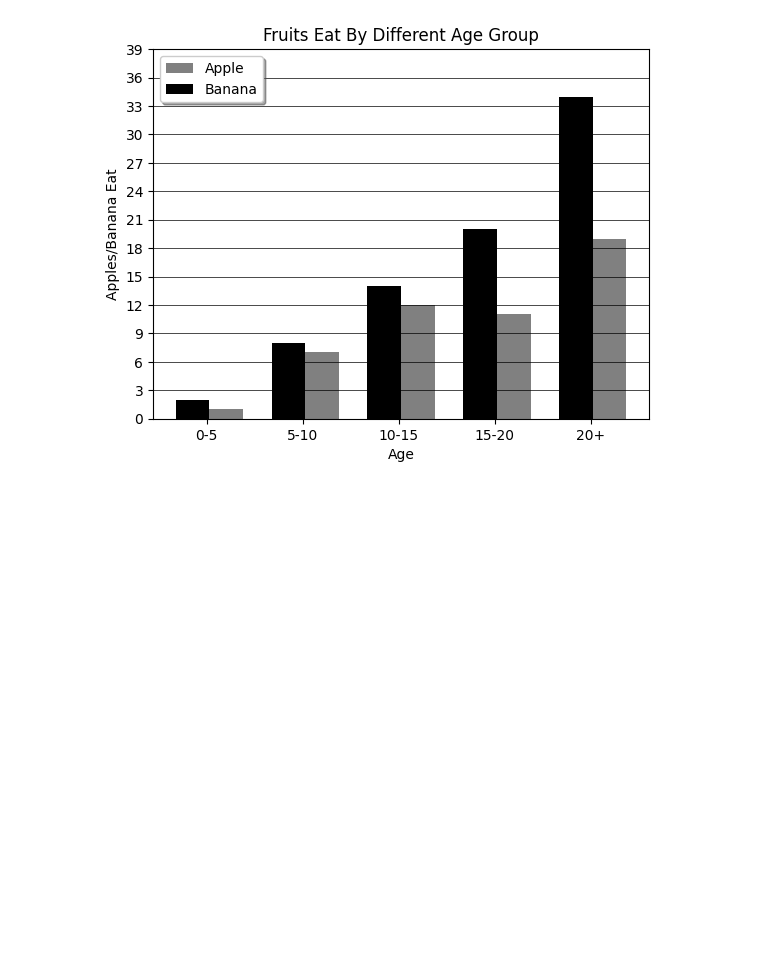
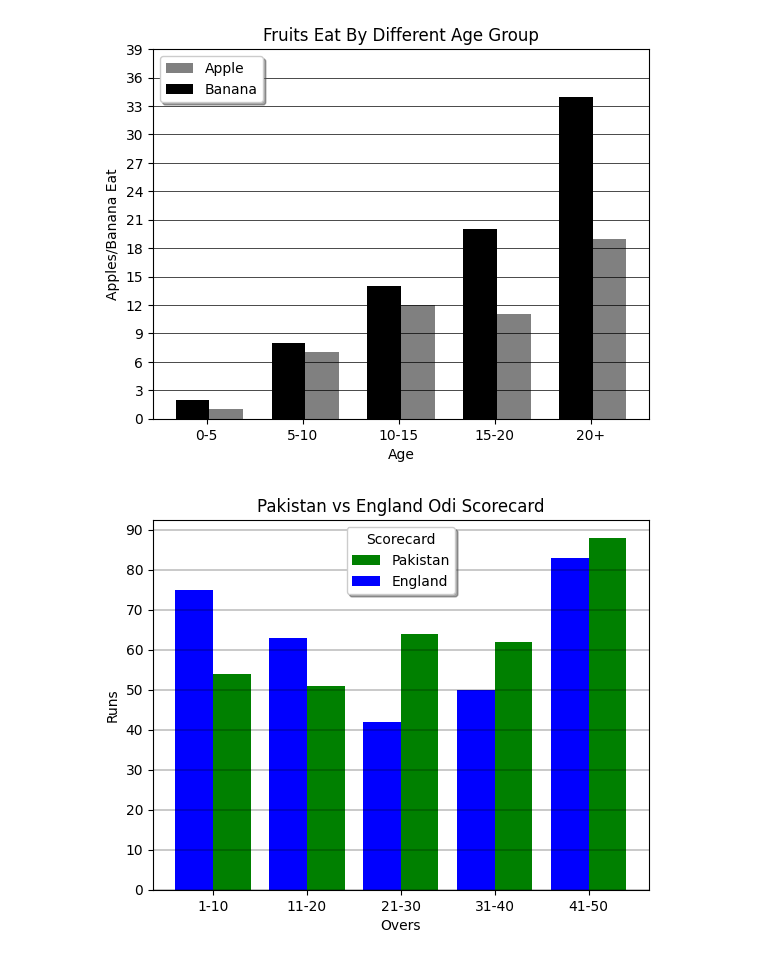
Before and after one commit to Hasnain-Sidd/Data-Science, a Jupyter notebook: Matplotlib.ipynb, the cells around one changed output. Drawn from its saved outputs; the diff is of its cells as text; code cells hidden in the pictures; blank space fills up the shorter version.

```diff
--- a/Matplotlib.ipynb
+++ b/Matplotlib.ipynb
@@ -102,3 +102,19 @@ plt.title("Fruits Eat By Different Age Group")
 plt.show()
 # %% [output]
 [figure]
+# %%
+Pak=[54,51,64,62,88]
+Eng=[75,63,42,50,83]
+group=np.arange(5)
+plt.bar(group,Pak,color='green',width=.40)
+plt.bar(group-.40,Eng,color='blue',width=0.40)
+plt.xticks(group-0.2,('1-10','11-20','21-30','31-40','41-50'))
+plt.xlabel("Overs")
+plt.ylabel("Runs")
+plt.yticks(np.arange(0,100,10))
+plt.legend(labels=('Pakistan','England'),loc='best',shadow=True,title='Scorecard')
+plt.grid(color='black',linestyle='solid',linewidth=0.3,axis='y')
+plt.title("Pakistan vs England Odi Scorecard")
+plt.show()
+# %% [output]
+[figure, added]
```
Also changed, not shown: parts of 1 cell of this notebook.
